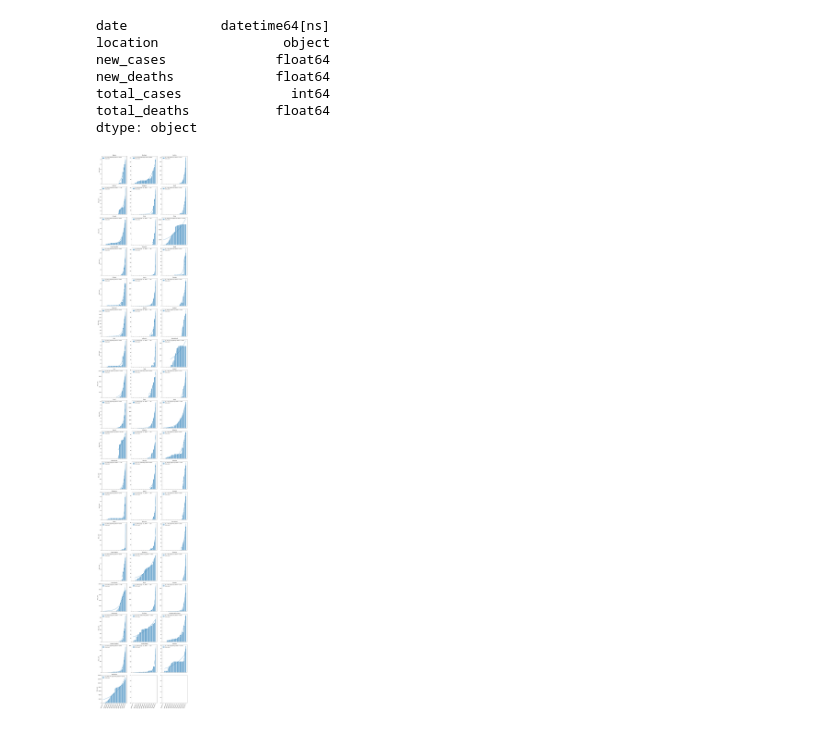
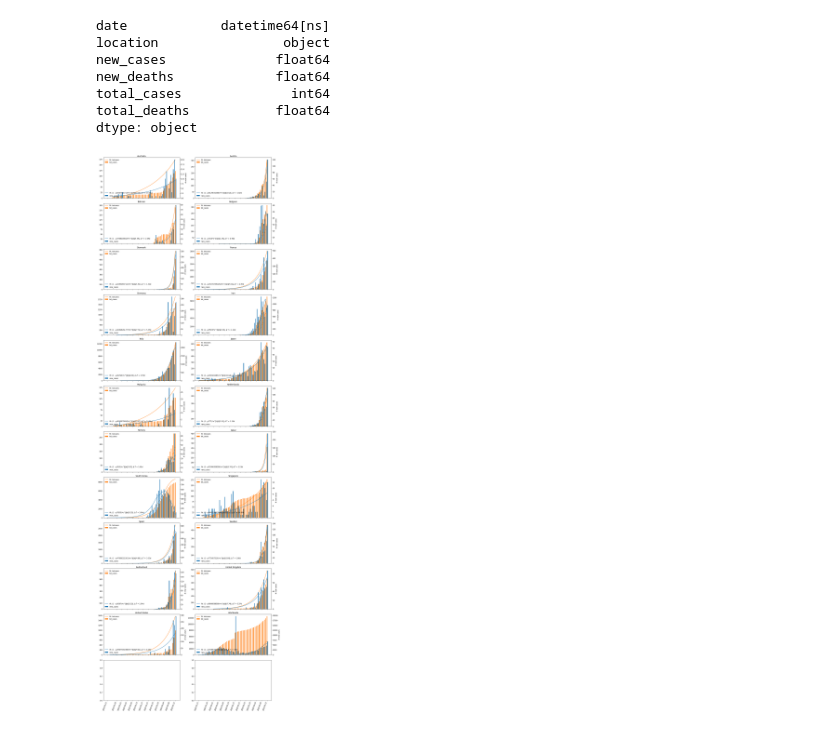
Before and after one commit to topiko/panikpanik, a Jupyter notebook: explr_covid_data.ipynb, the cells around one changed output. Cells and saved outputs as stored; diff of their text form; code cells hidden in the pictures.

Commit message:
Updated model.

```diff
--- a/explr_covid_data.ipynb
+++ b/explr_covid_data.ipynb
@@ -44,71 +44,94 @@ def set_ticks(times, ax):
     ax.set_xticks(times[::tickevery])
     ax.set_xticklabels(ticks, rotation = 70, ha="right")
 
-def plot_bar_datetime(times, y, ax, label = None, title = None):
+def plot_bar_datetime(times, y, ax, label = None, align = 'right', color = None):
 
-    ax.bar(times, y, width = .5, label = label)
+    if align == 'right':
+        times = times + np.timedelta64(12, 'h')
+
+    ax.bar(times, y, width = .4, label = label, color = color) #, align = align)
 
 
 def fit_exp(times, y, first_case_date):
 
-    def exp_f_(times_, a, R):
-        return a*np.exp(times_/R)
+    def exp_f_(times_, R, N):
+
+        return np.exp(times_/R)*(N - y.cumsum())/N
+
+    times_ = (times - first_case_date - np.timedelta64(1, 'D'))/np.timedelta64(1, 'D')
+
+    R, N = curve_fit(exp_f_, times_, y, [3, 1000])[0]
+
+    model_newcases = exp_f_(times_, R, N)
+    model_totcases = model_newcases.cumsum()
+    return model_newcases, model_totcases, R, N
 
 
-    #times_ = (times - np.datetime64('2020-02-01'))/np.timedelta64(1, 'D')
-    times_ = (times - first_case_date - np.timedelta64(1, 'D'))/np.timedelta64(1, 'D')
+def plot_line_datetime(times, y, ax, label = None, color = None):
 
-    a, R = curve_fit(exp_f_, times_, y, [3, 3])[0]
-
-    return exp_f_(times_, a, R), a, R
-
-def plot_line_datetime(times, y, ax, label = None, title = None):
-
-    ax.plot(times, y, label = label)
+    ax.plot(times, y, label = label, c = color)
 
 
 def plot_fig1(mask, title, ax):
     times = data.loc[mask, 'date'].values.astype('datetime64[D]')
-    y = data.loc[mask, y_key].values
+    y_new = data.loc[mask, 'new_cases'].values
+    y_tot = data.loc[mask, 'total_cases'].values
+
+    ax2 = ax.twinx()
+    y_new = np.nan_to_num(y_new)
+
+    plot_bar_datetime(times, y_new, ax2, 'new_cases', align = 'right', color = 'C0')
+
+    plot_bar_datetime(times, y_tot, ax, 'tot_cases', align = 'left', color = 'C1')
+
+    try:
+        y_fit_newcases, y_fit_totcases, R, N = fit_exp(times, y_new, times[y_new != 0][0])
+    except RuntimeError:
+        return
+
+    label = r'fit: (1 - y/{:.0f})*e^[t[d]/{:.02f}], $\Delta$ T = {:.02f}d'.format(N, R, np.log(2)*R)
+    plot_line_datetime(times, y_fit_newcases, ax2, label, color = 'C0')
+    plot_line_datetime(times, y_fit_totcases, ax, 'fit: totcases', color = 'C1')
+
+    if title is not None: ax.set_title(title)
+    if label is not None:
+        ax2.legend(frameon = False, loc = 3)
+        ax.legend(frameon = False, loc = 2)
+    ax2.set_ylabel('total # cases')
+    ax2.set_ylabel('# new cases')
 
 
-    y = np.nan_to_num(y)
 
-    plot_bar_datetime(times, y, ax, y_key, 'Finland')
+# select countries:
+minncases = 100
+remove_countries = ['International', 'China']
+countries = []
+for country in data.location.unique():
+    if not data.loc[data.loc[:, 'location'] == country, 'total_cases'].max() > minncases:
+        continue
+    if country in remove_countries:
+        continue
+
+    countries.append(country)
 
 
-    y_fit, a, R = fit_exp(times, y, times[y != 0][0])
-
-    label = r'fit: {:.02f}e^[t[d]/{:.02f}], \delta T = {:.02f}d'.format(a, R, np.log(2)*R)
-    plot_line_datetime(times, y_fit, ax, label, 'Finland')
-
-
-    if title is not None: ax.set_title(title)
-    if label is not None: ax.legend(frameon = False)
-
-
-y_key = 'total_cases'
-
-countries = sorted([country for country in data.location.unique() if data.loc[data.loc[:, 'location'] == country, 'total_cases'].max() > 20])
-
-ncols = 3
+ncols = 2
 nrows = len(countries)//ncols + 1
 
-figW, figH = ncols * 5, nrows*5
-fig, axarr = plt.subplots(nrows,ncols, figsize = (figW, figH), sharex = True)
+figW, figH = ncols * 8, nrows*4
+fig, axarr = plt.subplots(nrows, ncols, figsize = (figW, figH), sharex = True)
 
 for country, ax in zip(countries, axarr.ravel()):
     mask = data.location == country
     plot_fig1(mask, country, ax)
 
-times = data.loc[:, 'date'].unique().astype('datetime64[D]')
+times = data.date.unique()
+for i in range(len(axarr[0])): set_ticks(times, axarr[-1, i])
 
-
-for i in range(len(axarr)): axarr[i,0].set_ylabel(y_key)
-for i in range(len(axarr[0])): set_ticks(times, axarr[-1, i])
 
 plt.tight_layout()
 plt.savefig('countries.pdf', facecolor=fig.get_facecolor(), transparent=True)
+plt.savefig('countries.png', dpi = 100, facecolor=fig.get_facecolor(), transparent=True)
 plt.show()
 # %% [output]
-[figure, old version]
+[figure, new version]
```
Also changed, not shown: 3 other files.
